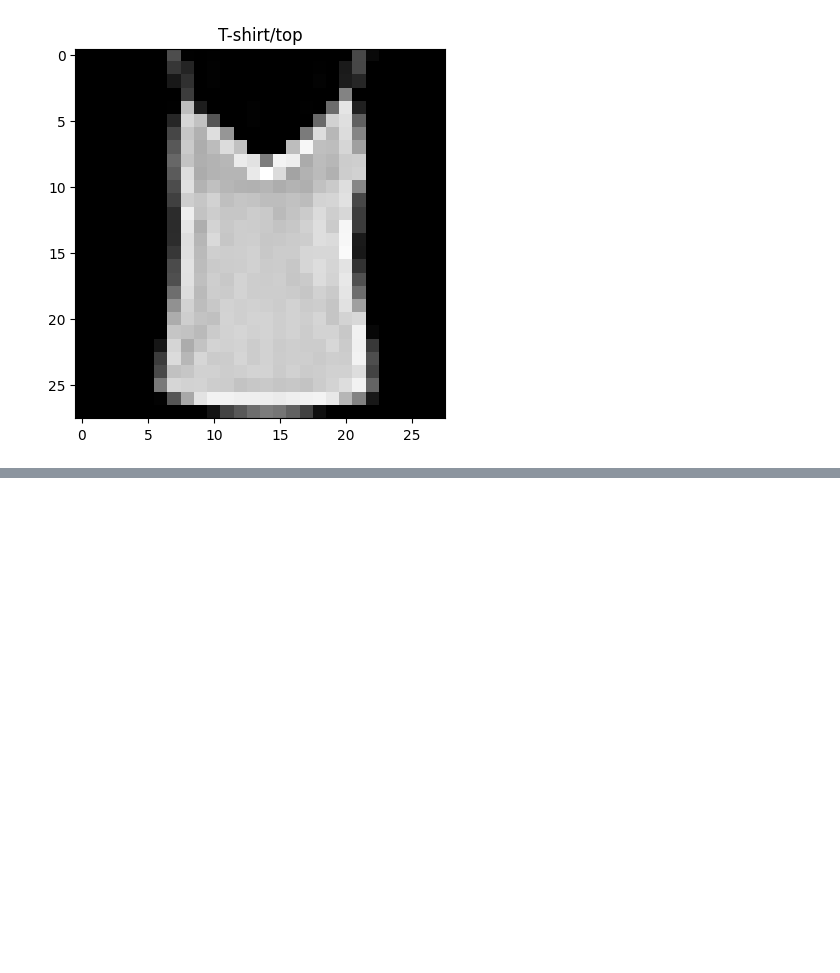
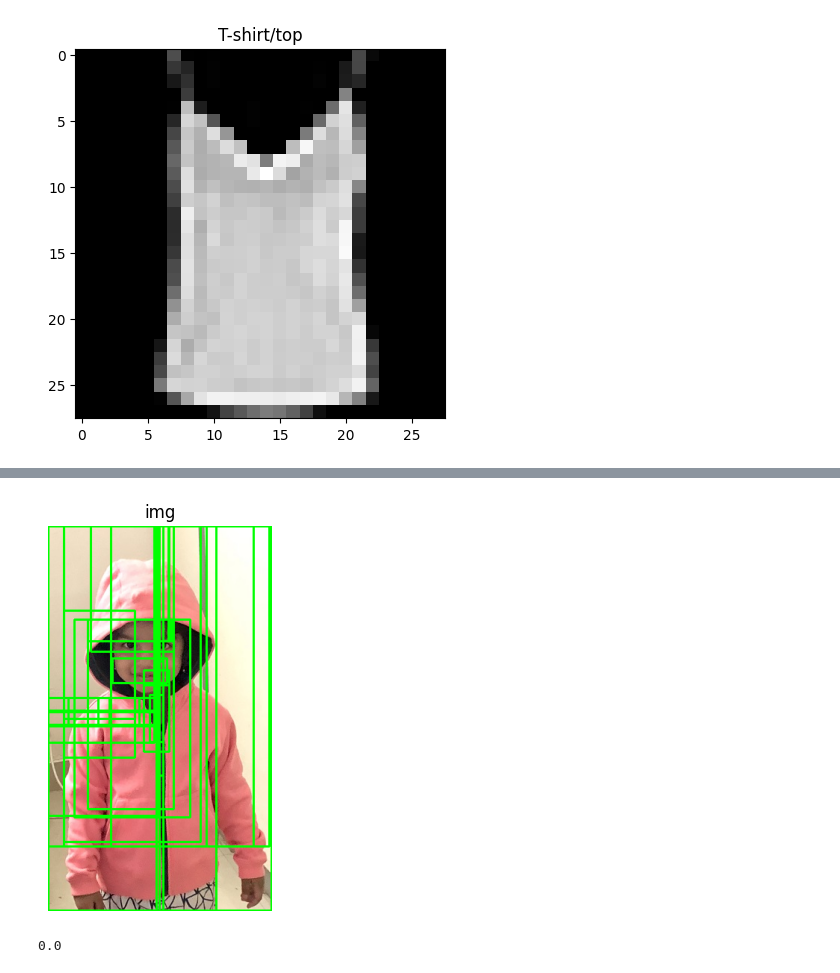
Before and after one commit to RandomSci/Computer-Vision, a Jupyter notebook: with_torch.ipynb, the cells around one changed output, grey strips where cells are left out. Saved outputs shown, nothing was run; the diff lists cells and outputs as text; code cells hidden in the pictures; blank space fills up the shorter version.

```diff
--- a/with_torch.ipynb
+++ b/with_torch.ipynb
@@ -176,8 +176,10 @@ plt.show()
 # %%
 from imgaug import augmenters as iaa
 import cv2
+import matplotlib.pyplot as plt
 
-img = cv2.imread(r'C:\Users\Administrator\Documents\Computer-Vision\sample121.jpg')
+
+img = cv2.imread(r'sample121.jpg')
 for i in range(1, 11):
     augmenter = iaa.Affine(rotate = i*10, fit_output=False)
     image = augmenter.augment_image(img)
@@ -197,0 +338,62 @@ for i in range(1, 11):
+# %%
+def extract_candidates(img):
+    # Fetch the candidate regions within the image using the
+    # selective_search method available in the selectivesearch package:
+    lbls, regions = selectivesearch.selective_search(img, scale=200, min_size=100)
+
+    # Calculate the image area and initialize a list (candidates) that we will
+    # use to store the candidates that pass a defined threshold:
+    image_area = np.prod(img.shape[:2])
+    candidates = []
+
+    # Fetch only those candidates (regions) that are over 5% of the total
+    # image area and less than or equal to 100% of the image area and return them:
+    for i in regions:
+        if i['rect'] in candidates: continue
+        if i['size'] < (0.05 * image_area): continue
+        if i['size'] > (1 * image_area): continue
+        x, y, w, h = i['rect']
+        candidates.append(list(i['rect']))
+
+    return candidates
+
+# Extract candidates and plot them on top of an image:
+candidates = extract_candidates(img)
+show(img, bbs = candidates, sz = 5)
+# %% [output]
+[figure, added]
+# %%
+def get_iou(boxA, boxB, epsilon = 1e-5) -> any:
+    '''
+    >>> We define the epsilon parameter to address the rare scenario when the
+    union between the two boxes is 0, resulting in a division by zero error. Note
+    that in each of the bounding boxes, there will be four values corresponding
+    to the four corners of the bounding box.
+
+    >>> Note that x1 is storing the maximum value of the left-most x-value between
+    the two bounding boxes. Similarly, y1 is storing the topmost y-value and
+    x2 and y2 are storing the right-most x-value and bottom-most y-value,
+    respectively, corresponding to the intersection part.'''
+
+    x1 = max(boxA[0], boxB[0])
+    x2 = max(boxA[1], boxB[1])
+    y1 = max(boxA[2], boxB[2])
+    y2 = max(boxA[3], boxB[3])
+
+    width = x2 - x1
+    height = y2 - y1
+
+    if (width<0) or (height<0):
+        return 0.0
+
+    area_overlap = width * height
+
+    area_a = (boxA[2] - boxA[0] * boxA[3] - boxA[1])
+    area_b = (boxB[2] - boxB[0] * boxB[3] - boxB[1])
+    combined_area = area_a + area_b - area_overlap
+    iou = area_overlap / (combined_area + epsilon)
+    return iou
+
+get_iou(candidates[0], candidates[1])
+# %% [output]
+0.0
```
Also changed, not shown: parts of 4 cells of this notebook, 53 other files.
